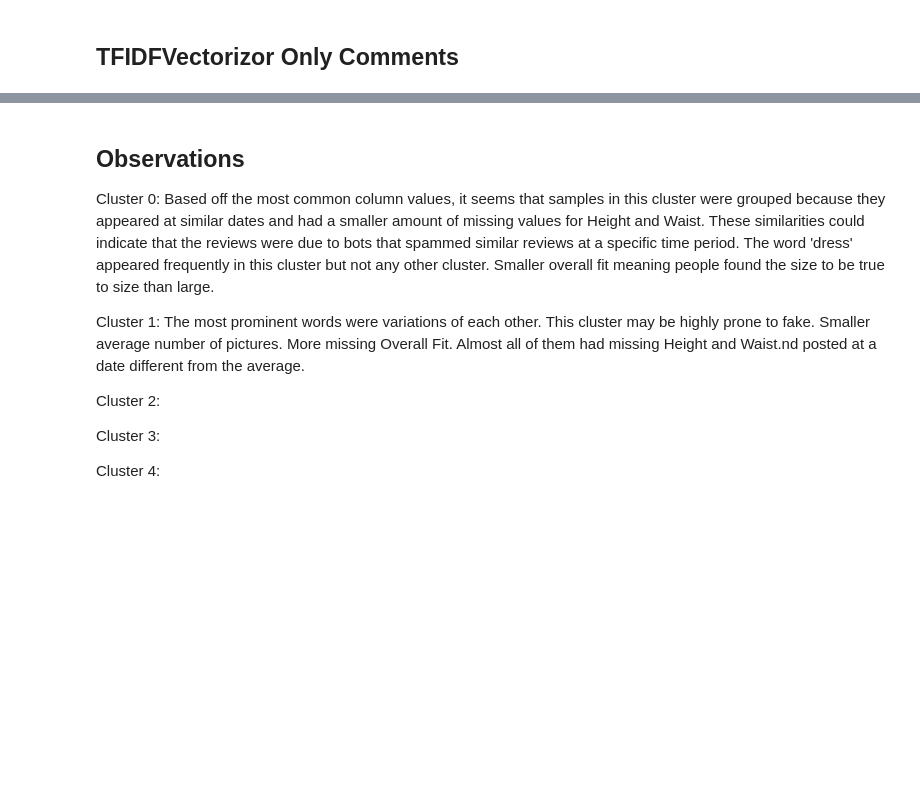
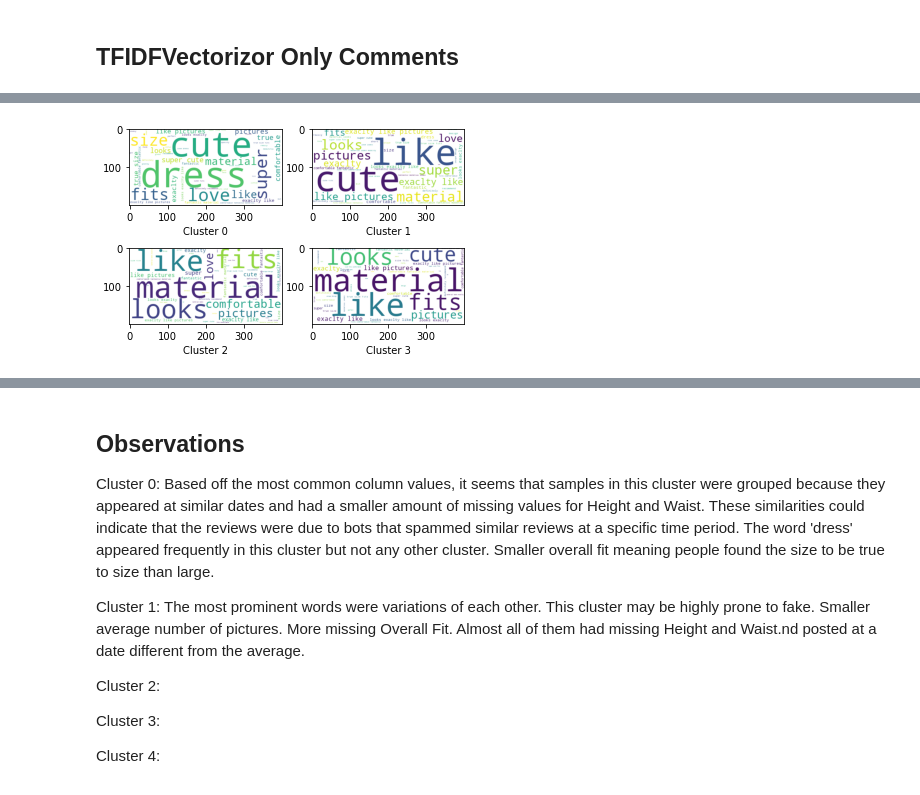
Before and after one commit to mikhaelamartin/Zaful-Classification, a Jupyter notebook: jupyter notebooks/preprocessing_1.ipynb, the cells around one changed output, grey strips where cells are left out. Saved outputs shown, nothing was run; the diff lists cells and outputs as text; code cells hidden in the pictures; blank space fills up the shorter version.

```diff
--- a/jupyter notebooks/preprocessing_1.ipynb
+++ b/jupyter notebooks/preprocessing_1.ipynb
@@ -1045,0 +1041,3 @@ black - cluster 6
+# %%
+reviews_normalized_clustered = reviews_normalized.copy()
+reviews_normalized_clustered['kmeans4'] = kmean_indices
@@ -1045,0 +1079,2 @@ black - cluster 6
+# %%
+df = pd.DataFrame(tfidfdenselist, columns=tfidffeature_names[:-16])
@@ -1045,0 +1095,23 @@ black - cluster 6
+# %%
+zero_group = reviews_normalized_clustered[reviews_normalized_clustered['kmeans4'] == 0].index
+one_group = reviews_normalized_clustered[reviews_normalized_clustered['kmeans4'] == 1].index
+two_group = reviews_normalized_clustered[reviews_normalized_clustered['kmeans4'] == 2].index
+three_group = reviews_normalized_clustered[reviews_normalized_clustered['kmeans4'] == 3].index
+# %%
+#fig, ax = plt.subplots(2,1,figsize=(20,12))
+fig = plt.figure()
+ax = fig.add_subplot(2,2,1)
+plt.imshow(WordCloud(background_color="white", max_words=50).generate_from_frequencies(df.iloc[zero_group,:].T.sum(axis=1)))
+plt.xlabel('Cluster 0')
+ax = fig.add_subplot(2,2,2)
+plt.imshow(WordCloud(background_color="white", max_words=50).generate_from_frequencies(df.iloc[one_group,:].T.sum(axis=1)))
+plt.xlabel('Cluster 1')
+ax = fig.add_subplot(2,2,3)
+plt.imshow(WordCloud(background_color="white", max_words=50).generate_from_frequencies(df.iloc[two_group,:].T.sum(axis=1)))
+plt.xlabel('Cluster 2')
+ax = fig.add_subplot(2,2,4)
+plt.imshow(WordCloud(background_color="white", max_words=50).generate_from_frequencies(df.iloc[three_group,:].T.sum(axis=1)))
+plt.xlabel('Cluster 3')
+plt.savefig('clusters_wordclouds')
+# %% [output]
+[figure, added]
```
Also changed, not shown: parts of 64 cells of this notebook, 11 other files.
